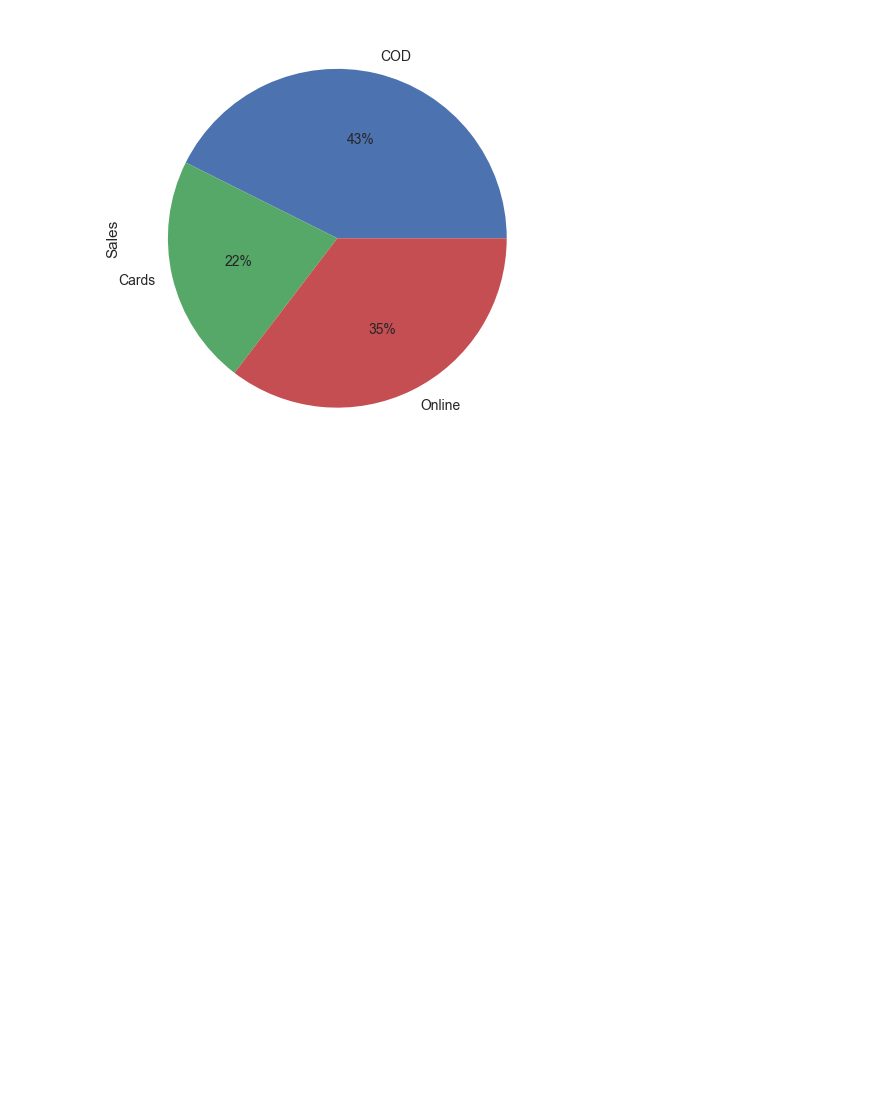
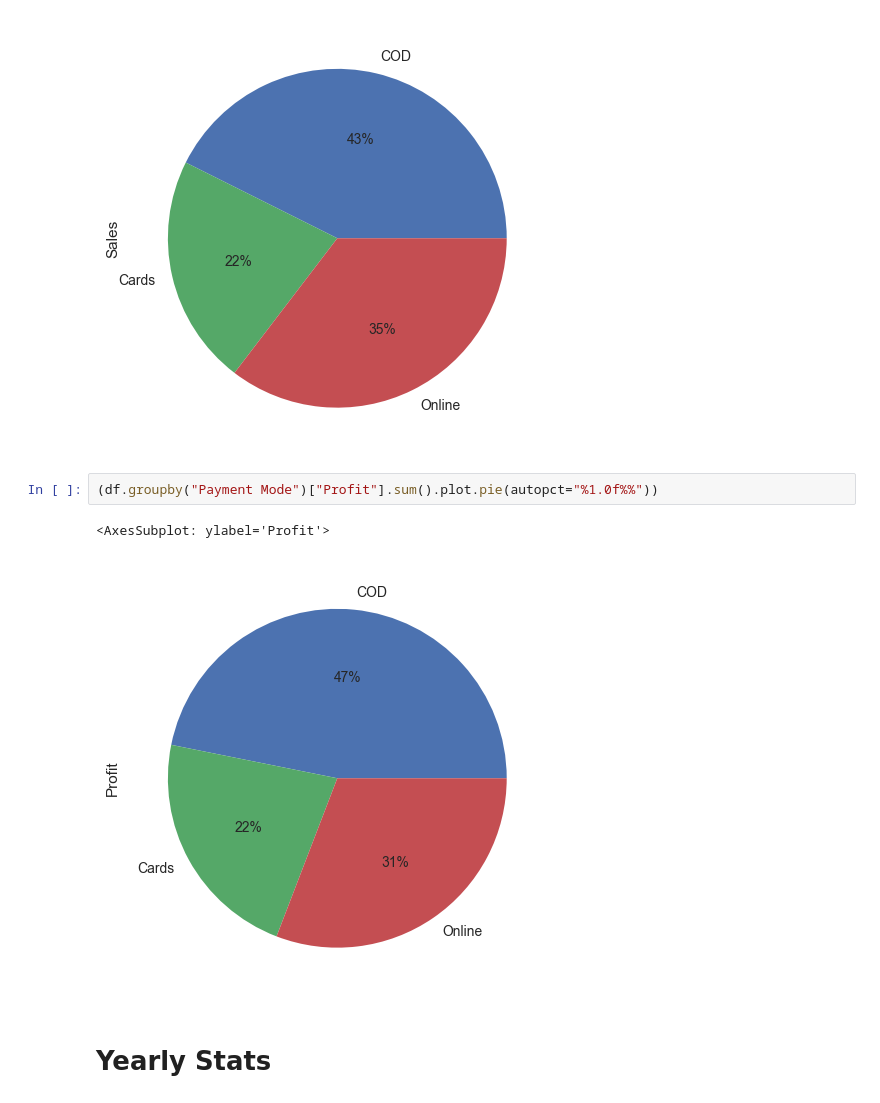
Before and after one commit to Ashish20010015/Super-Store-Sales-Analysis, a Jupyter notebook: analysis.ipynb, the cells around one changed output. Cells and saved outputs as stored; diff of their text form; blank space fills up the shorter version.

```diff
--- a/analysis.ipynb
+++ b/analysis.ipynb
@@ -484,3 +478,10 @@ plt.show()
 # %% [output]
 <AxesSubplot: ylabel='Sales'>
 [figure]
+# %%
+(df.groupby("Payment Mode")["Profit"].sum().plot.pie(autopct="%1.0f%%"))
+# %% [output]
+<AxesSubplot: ylabel='Profit'>
+[figure, added]
+# %% [markdown]
+# Yearly Stats
```
Also changed, not shown: parts of 18 cells of this notebook.
